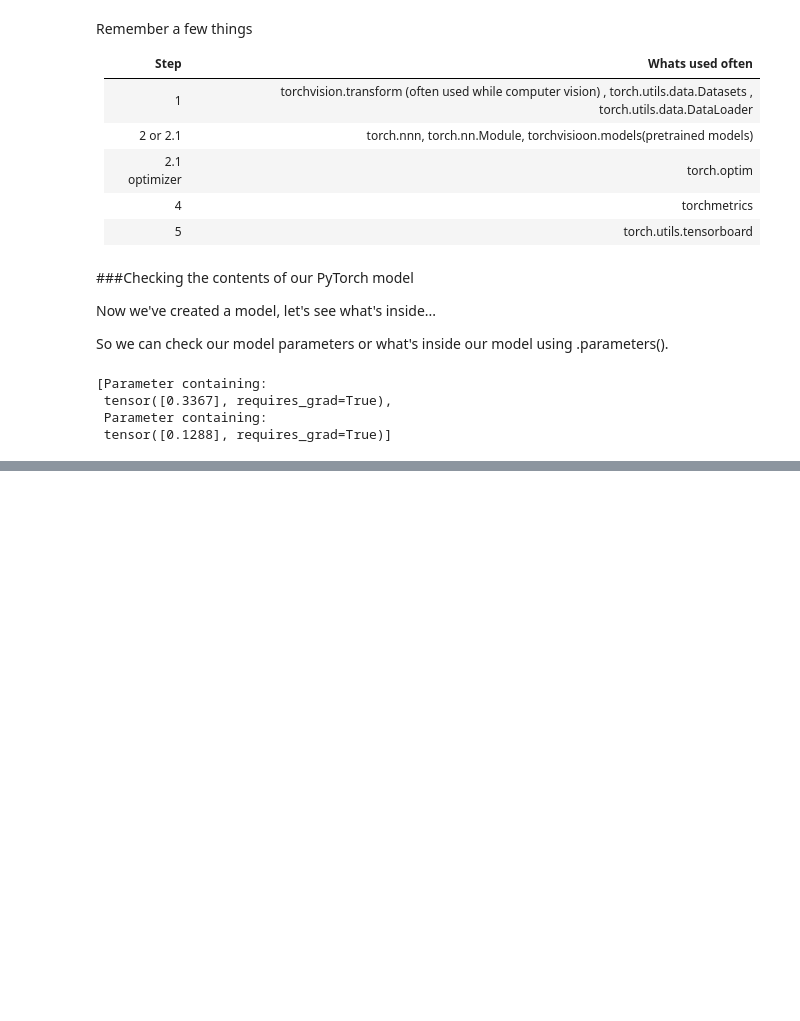
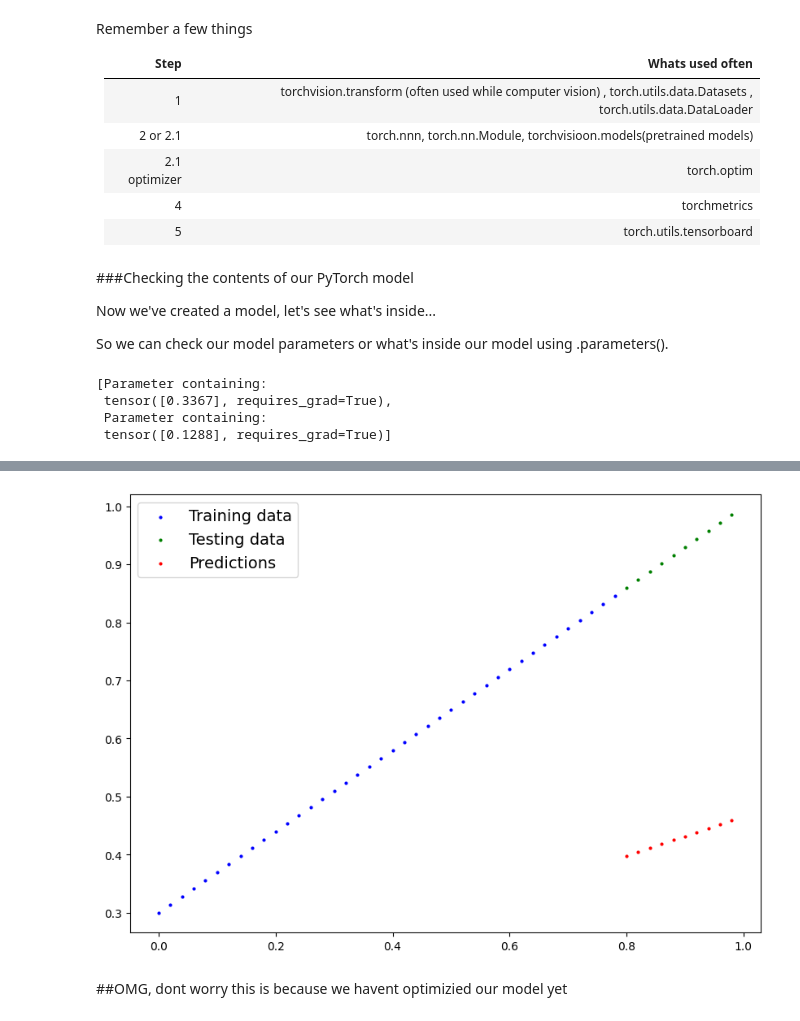
Before and after one commit to thecodemaster152/Brief-guide-to-pytorch, a Jupyter notebook: 01_pytorch_workflow.ipynb, the cells around one changed output, grey strips where cells are left out. Cells and saved outputs as stored; diff of their text form; code cells hidden in the pictures; blank space fills up the shorter version.

```diff
--- a/01_pytorch_workflow.ipynb
+++ b/01_pytorch_workflow.ipynb
@@ -192,0 +213,5 @@ list(model_0.parameters())
+# %%
+with torch.inference_mode():
+  y_preds = model_0(X_test)
+
+y_preds
@@ -192,0 +229,7 @@ list(model_0.parameters())
+# %%
+plot_predictions(prediction = y_preds)
+# %% [output]
+[figure, added]
+# %% [markdown]
+##OMG,
+dont worry this is because we havent optimizied our model yet
```
Also changed, not shown: parts of 6 cells of this notebook.
